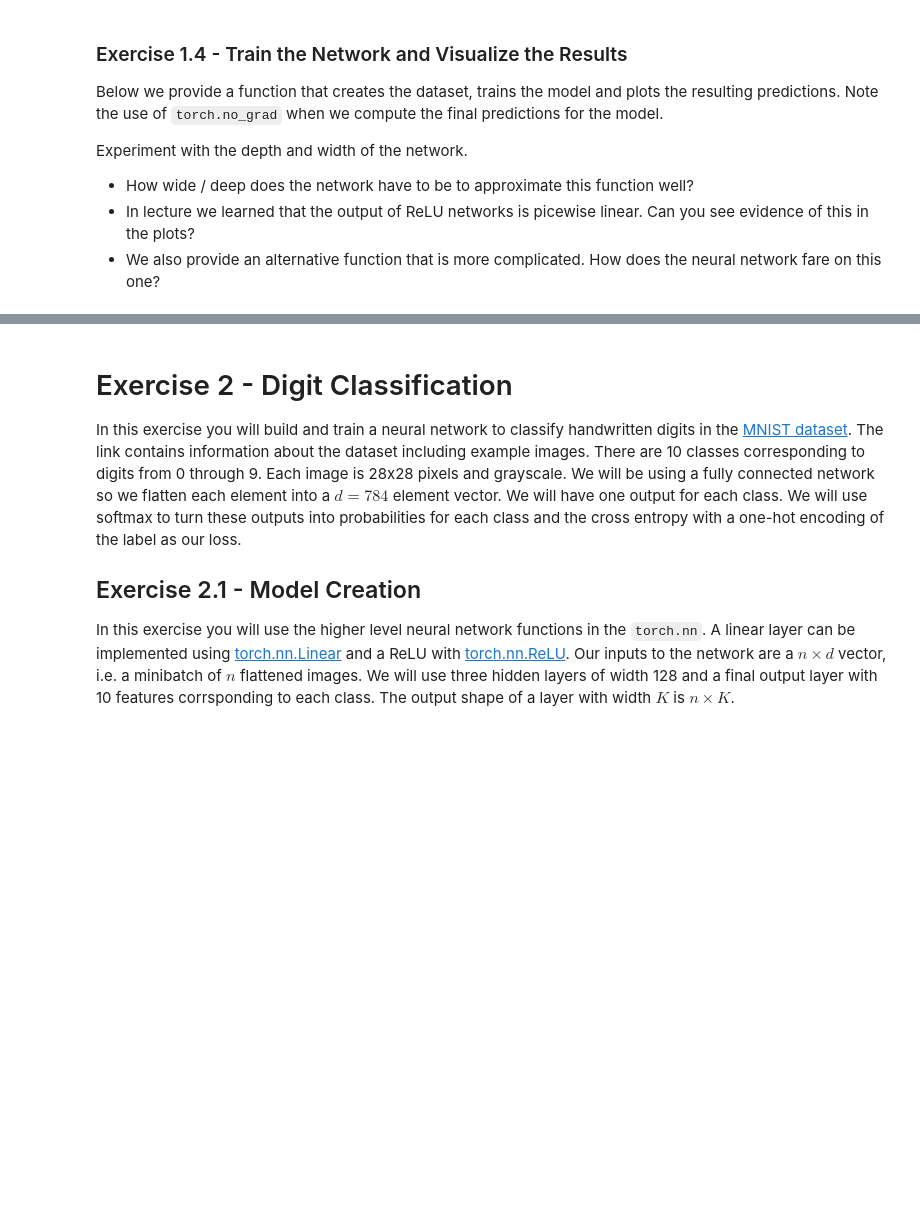
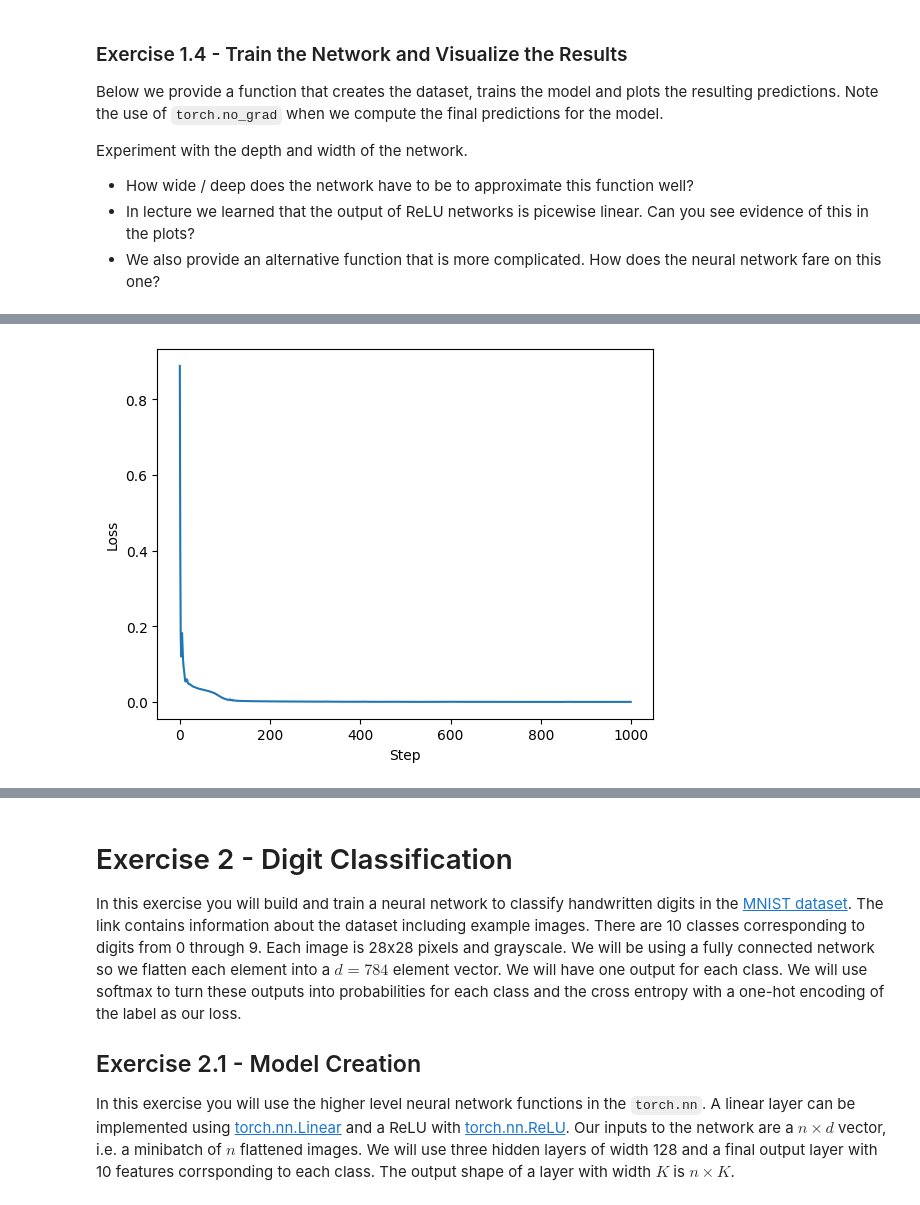
Before and after one commit to Yasmine-bou/ADA-COVID19-Atlas, a Jupyter notebook: labs/ex07/template/ex07.ipynb, the cells around one changed output, grey strips where cells are left out. Cells and saved outputs as stored; diff of their text form; code cells hidden in the pictures; blank space fills up the shorter version.

```diff
--- a/labs/ex07/template/ex07.ipynb
+++ b/labs/ex07/template/ex07.ipynb
@@ -172,7 +172,7 @@ def predict(X, weights, biases):
     for i in range(L-1) :
       X_layer = torch.clamp((X_prev @ weights[i] + biases[i]),min=0)
       X_prev = X_layer
-    Y = X_layer @ weights[L-1] + biases[L-1]
+    Y = X_prev @ weights[L-1] + biases[L-1]
     return Y
 # %% [markdown]
 ### Exercise 1.3 - Training Loop
@@ -192,14 +192,11 @@ def train_network(num_steps, weights, biases, X, Y_true, lr=1e-3, verbose=True):
     optimizer = torch.optim.Adam(weights + biases, lr)
     losses = []
     for step in range(num_steps):
-        # ***************************************************
-        # INSERT YOUR CODE HERE
-        # TODO
-        # ***************************************************
-        Y = None  # TODO
-        loss = None  # TODO
-        # TODO: Use backpropagation on the loss
-        raise NotImplementedError
+        Y = predict(X, weights, biases)
+        loss = torch.mean((Y-Y_true)**2)
+
+        loss.backward()
+
         losses.append(loss.item())
         if verbose and step % 100 == 0:
             print(f"step={step} - loss={loss.item():0.4f}")
@@ -278,7 +275,7 @@ alternative_dataset = False
 # In this case the dataset and model is so small that we only expect a minimal speed difference.
 device = torch.device("cpu")
 steps = 1000
-lr = 1e-3
+lr = 1e-2
 
 # Create dataset and move to device (if needed)
 if alternative_dataset:
@@ -305,3 +302,4 @@ train_network(steps, weights, biases, X, Y_true, lr)
 # Typically this would be on some sort of validation or test data
 with torch.no_grad():
     Y_model = predict(X, weights, biases)
+# %% [output]
@@ -308,3 +316,4 @@ with torch.no_grad():
+[figure, added]
 # %%
 # Move things back to the CPU for plotting (if needed)
 X = X.cpu()
```
Also changed, not shown: parts of 5 cells of this notebook.
